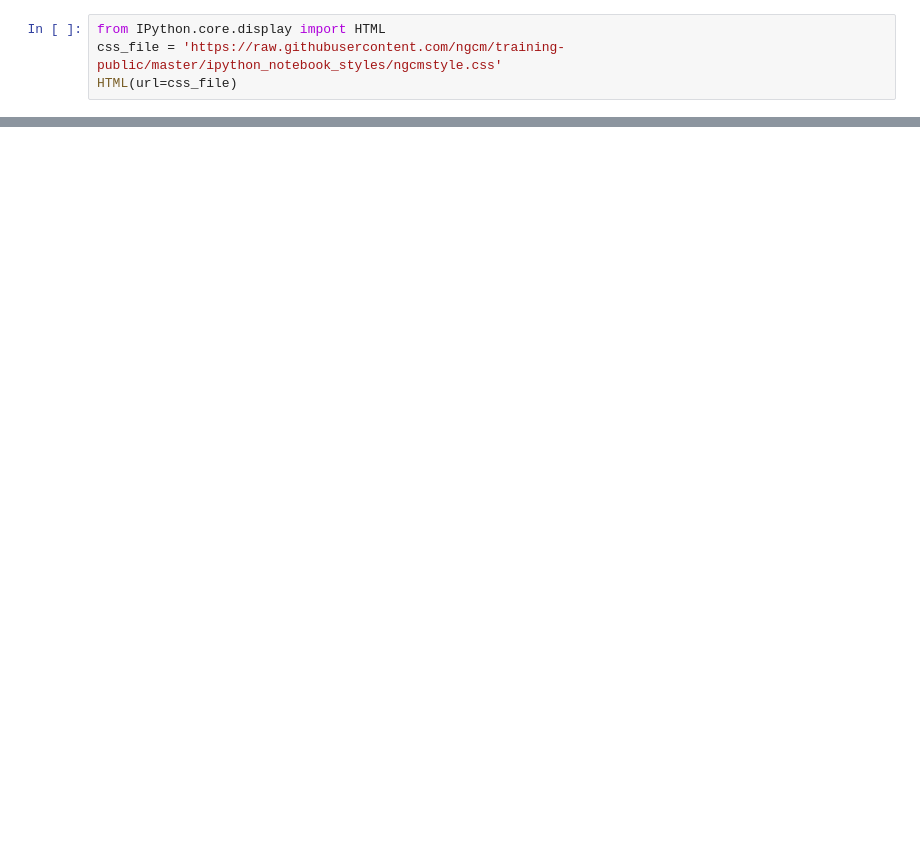
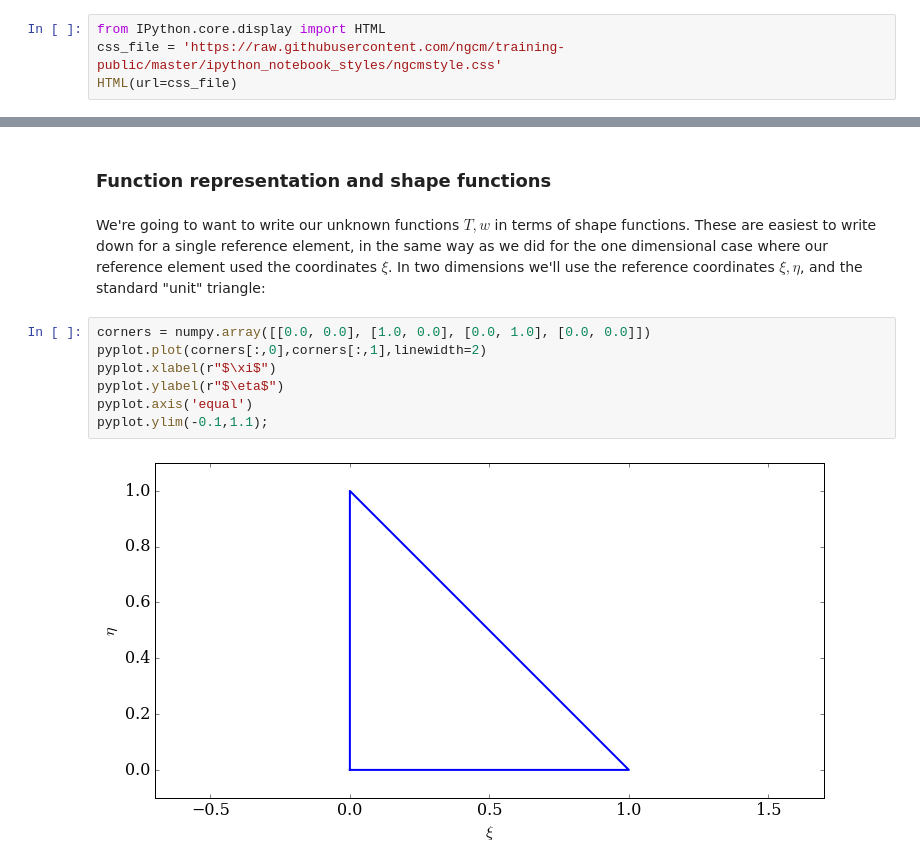
Before and after one commit to ngcm/training-public, a Jupyter notebook: FEEG6016 Simulation and Modelling/08-Finite-Elements-Lab-2.ipynb, the cells around one changed output, grey strips where cells are left out. Saved outputs shown, nothing was run; the diff lists cells and outputs as text; blank space fills up the shorter version.

```diff
--- a/FEEG6016 Simulation and Modelling/08-Finite-Elements-Lab-2.ipynb
+++ b/FEEG6016 Simulation and Modelling/08-Finite-Elements-Lab-2.ipynb
@@ -400,0 +122,13 @@ Do the results surprise you? Why?
+# %% [markdown]
+### Function representation and shape functions
+# %% [markdown]
+We're going to want to write our unknown functions $T, w$ in terms of shape functions. These are easiest to write down for a single reference element, in the same way as we did for the one dimensional case where our reference element used the coordinates $\xi$. In two dimensions we'll use the reference coordinates $\xi, \eta$, and the standard "unit" triangle:
+# %%
+corners = numpy.array([[0.0, 0.0], [1.0, 0.0], [0.0, 1.0], [0.0, 0.0]])
+pyplot.plot(corners[:,0],corners[:,1],linewidth=2)
+pyplot.xlabel(r"$\xi$")
+pyplot.ylabel(r"$\eta$")
+pyplot.axis('equal')
+pyplot.ylim(-0.1,1.1);
+# %% [output]
+[figure, added]
```
Also changed, not shown: parts of 59 cells of this notebook, 1 other file.
